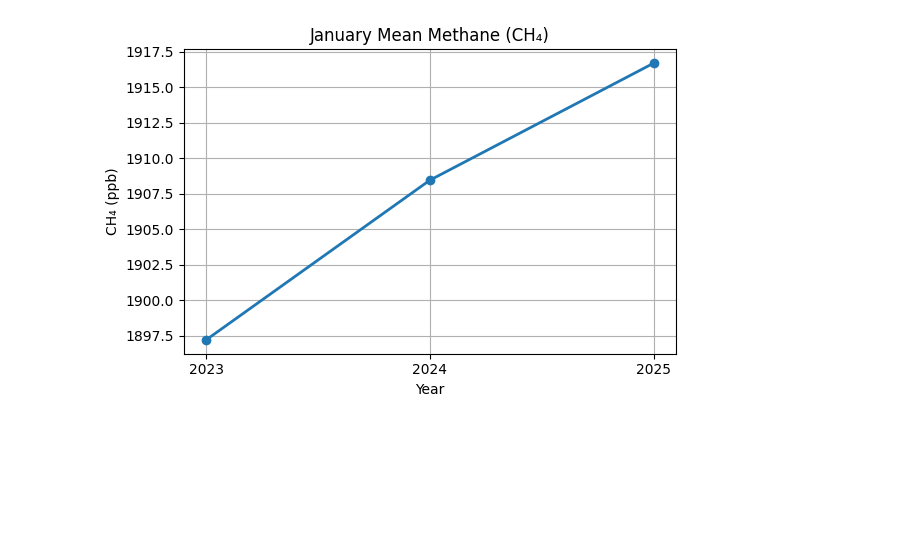
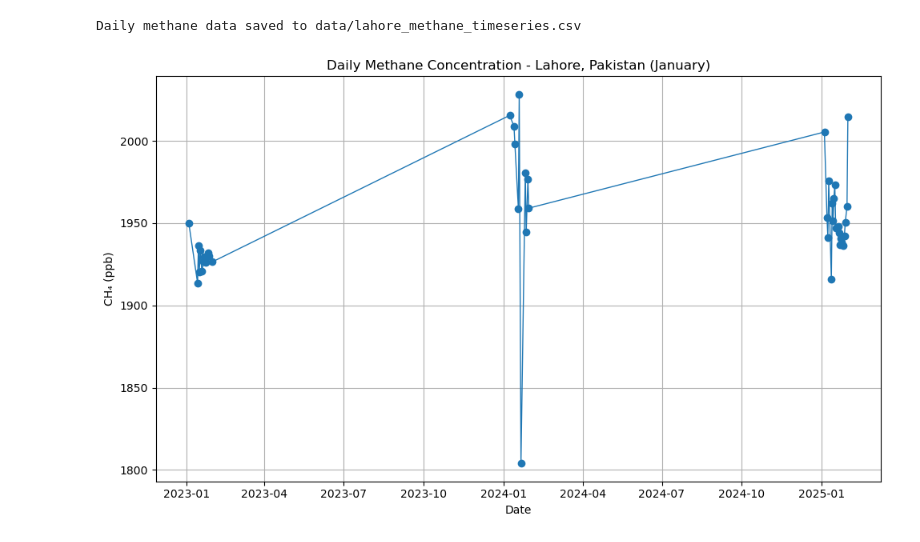
Before and after one commit to Abubakar-Rana/Methane_TimeGraph_App, a Jupyter notebook: Methane_Hotspots.ipynb, the cells around one changed output. Saved outputs shown, nothing was run; the diff lists cells and outputs as text; code cells hidden in the pictures; blank space fills up the shorter version.

```diff
--- a/Methane_Hotspots.ipynb
+++ b/Methane_Hotspots.ipynb
@@ -90,22 +104,0 @@ for year in YEARS:
-# %%
-years = []
-values = []
-
-for year in YEARS:
-    val = january_mean_value(year, REGION).getInfo()
-    years.append(year)
-    values.append(val)
-
-plt.figure(figsize=(6, 4))
-plt.plot(years, values, marker='o', linewidth=2)
-
-plt.xticks(years)
-
-plt.xlabel('Year')
-plt.ylabel('CH₄ (ppb)')
-plt.title('January Mean Methane (CH₄)')
-plt.grid(True)
-plt.tight_layout()
-plt.show()
-# %% [output]
-[figure, removed]
@@ -118,0 +105,54 @@ print("Data saved to data/lahore_methane_years.csv")
+# %%
+import pandas as pd
+import os
+os.makedirs('data', exist_ok=True)
+
+dates = []
+values = []
+
+for year in YEARS:
+    for day in range(1, 32):  # January 1 to 31
+        start = ee.Date.fromYMD(year, 1, day)
+        end = start.advance(1, 'day')
+
+        img = (
+            CH4_COLLECTION
+            .filterDate(start, end)
+            .filterBounds(REGION)
+            .map(lambda i: i.select(
+                'CH4_column_volume_mixing_ratio_dry_air_bias_corrected'
+            ).updateMask(
+                i.select('CH4_column_volume_mixing_ratio_dry_air_uncertainty').lt(50)
+                .And(i.select('solar_zenith_angle').lt(70))
+            ))
+            .mean()
+            .clip(REGION)
+        )
+
+        mean = img.reduceRegion(
+            reducer=ee.Reducer.mean(),
+            geometry=REGION,
+            scale=7000,
+            maxPixels=1e13
+        ).get('CH4_column_volume_mixing_ratio_dry_air_bias_corrected').getInfo()
+
+        if mean is not None:
+            dates.append(f'{year}-01-{day:02d}')
+            values.append(mean)
+
+df = pd.DataFrame({'date': dates, 'methane_ppb': values})
+df.to_csv('data/lahore_methane_timeseries.csv', index=False)
+print("Daily methane data saved to data/lahore_methane_timeseries.csv")
+
+# Plot
+plt.figure(figsize=(10, 6))
+plt.plot(pd.to_datetime(df['date']), df['methane_ppb'], marker='o', linewidth=1)
+plt.xlabel('Date')
+plt.ylabel('CH₄ (ppb)')
+plt.title('Daily Methane Concentration - Lahore, Pakistan (January)')
+plt.grid(True)
+plt.tight_layout()
+plt.show()
+# %% [output]
+Daily methane data saved to data/lahore_methane_timeseries.csv
+[figure, added]
```
Also changed, not shown: parts of 6 cells of this notebook, 8 other files.
